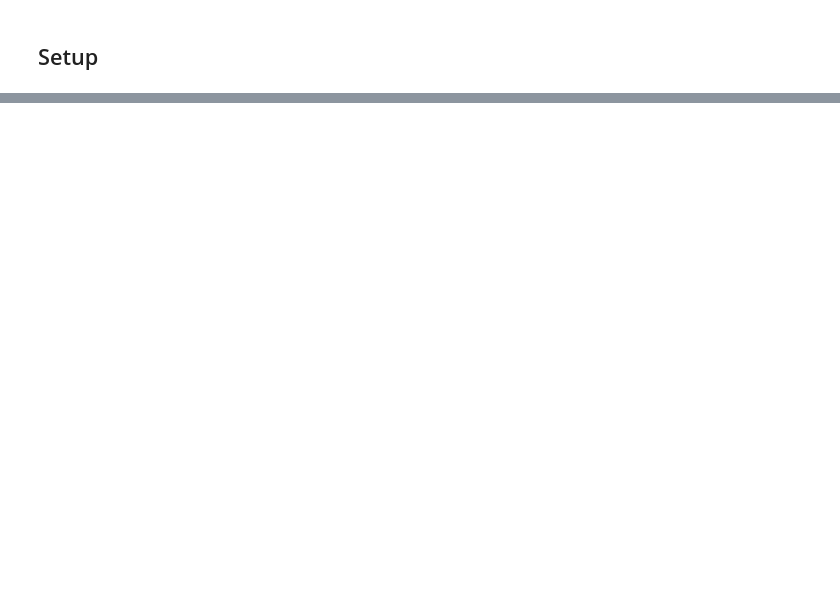
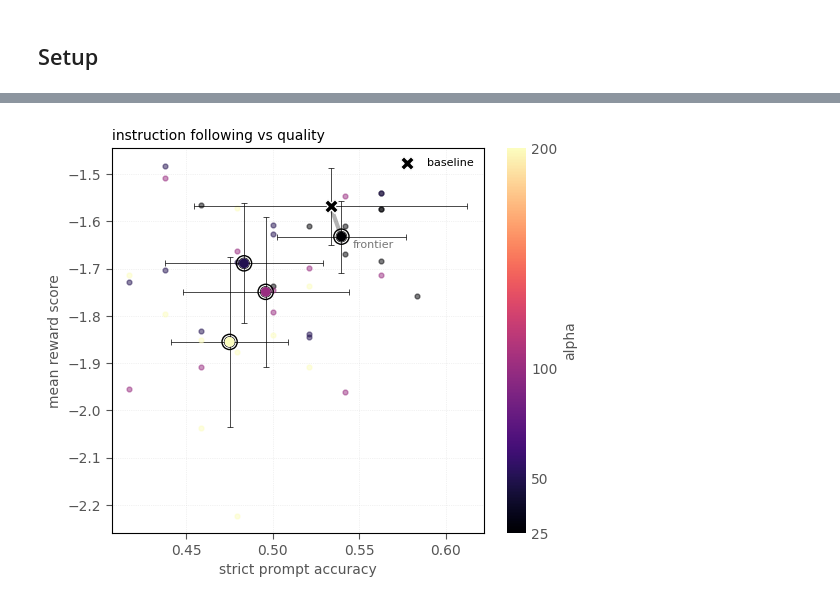
Before and after one commit to emiehling/AISteer360, a Jupyter notebook: examples/notebooks/studies/instruction_following/instruction_following.ipynb, the cells around one changed output, grey strips where cells are left out. Saved outputs shown, nothing was run; the diff lists cells and outputs as text; code cells hidden in the pictures; blank space fills up the shorter version.

```diff
--- a/examples/notebooks/studies/instruction_following/instruction_following.ipynb
+++ b/examples/notebooks/studies/instruction_following/instruction_following.ipynb
@@ -569,0 +265,7 @@ PASTA steering can improve instruction following, but the optimal alpha depends
+# %%
+pasta_spec = ControlSpec(
+    control_cls=PASTA,
+    params={"head_config": PROFILED_HEAD_CONFIG, "scale_position": "include"},
+    vars={"alpha": ALPHAS},
+    name="PASTA",
+)
@@ -569,0 +408,22 @@ PASTA steering can improve instruction following, but the optimal alpha depends
+# %%
+fig = plt.figure(figsize=(6.0, 5.0))
+plot_tradeoff(
+    swept,
+    x_metric="strict_prompt_acc",
+    y_metric="mean_reward",
+    sweep_col="alpha",
+    compare_to_pipelines=references,
+    per_trial_data=per_trial,
+    ax=fig.add_subplot(1, 1, 1),
+    x_label="strict prompt accuracy",
+    y_label="mean reward score",
+    sweep_label="alpha",
+    title="instruction following vs quality",
+    show_pareto=True,
+    maximize_x=True,
+    maximize_y=True,
+)
+fig.savefig(figure_dir / "tradeoff.png", bbox_inches="tight", dpi=150)
+plt.show()
+# %% [output]
+[figure, added]
```
Also changed, not shown: parts of 75 cells of this notebook, 57 other files.
